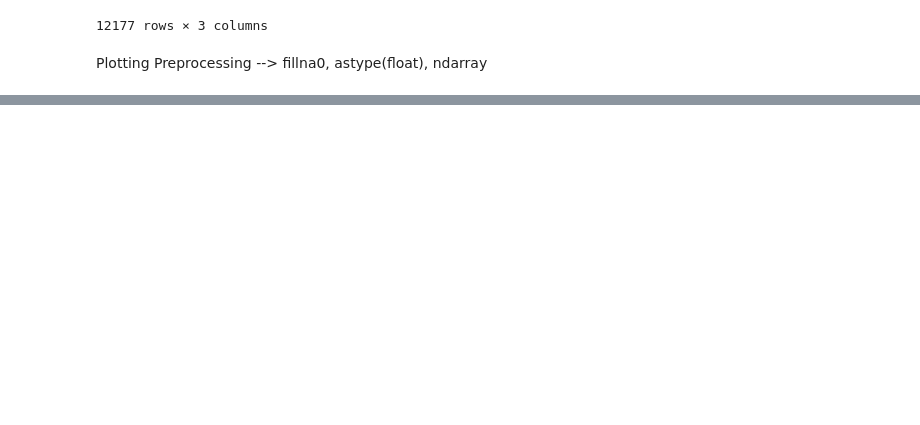
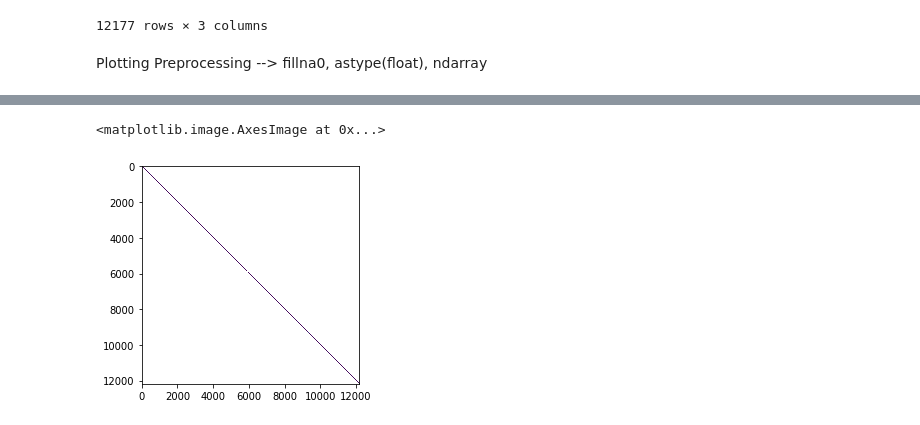
Before and after one commit to johngeorgousis/jet-classifier, a Jupyter notebook: MAIN.ipynb, the cells around one changed output, grey strips where cells are left out. Drawn from its saved outputs; the diff is of its cells as text; code cells hidden in the pictures; blank space fills up the shorter version.

```diff
--- a/MAIN.ipynb
+++ b/MAIN.ipynb
@@ -151,3 +216,10 @@ plt.imshow(pdataa[:50,:100])
+# %%
+dff = df.astype(float)
+dff = np.asarray(dff)
+plt.imshow(dff)
+# %% [output]
+<matplotlib.image.AxesImage at 0x...>
+[figure, added]
 # %%
 plt.imshow(data3[:109], cmap='hot', interpolation='nearest')
 # %%
```
Also changed, not shown: parts of 19 cells of this notebook.
